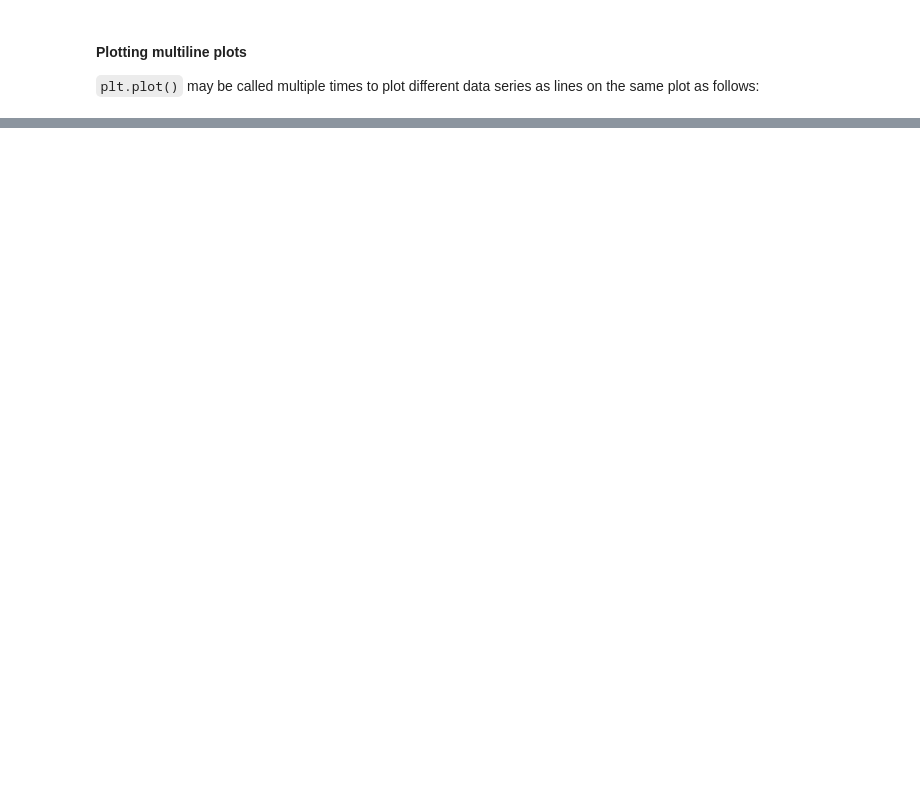
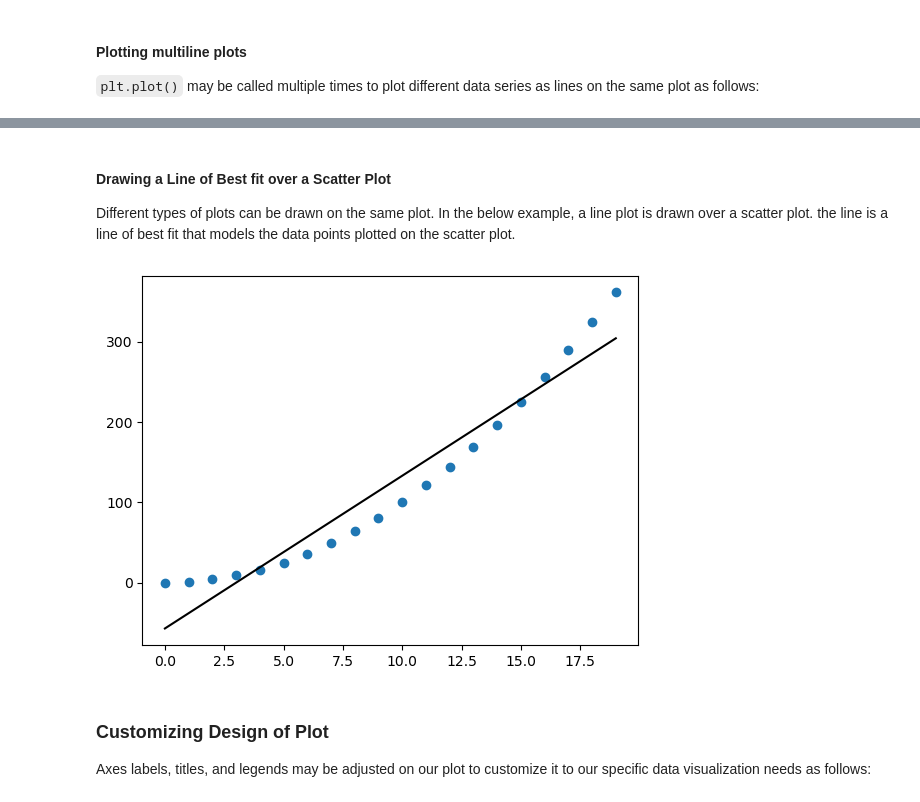
Before and after one commit to francis-ohara/intro-to-data-science, a Jupyter notebook: notebooks/5-matplotlib-exercise.ipynb, the cells around one changed output, grey strips where cells are left out. Saved outputs shown, nothing was run; the diff lists cells and outputs as text; code cells hidden in the pictures; blank space fills up the shorter version.

```diff
--- a/notebooks/5-matplotlib-exercise.ipynb
+++ b/notebooks/5-matplotlib-exercise.ipynb
@@ -211,0 +266,18 @@ plt.scatter(row0, row1);  # plots row 0 along x-axis, row 1 along y-axis of scat
+# %% [markdown]
+#### Drawing a Line of Best fit over a Scatter Plot
+Different types of plots can be drawn on the same plot.
+In the below example, a line plot is drawn over a scatter plot. the line is a line of best fit that models the data points plotted on the scatter plot.
+# %%
+x_values = np.array(range(20))
+y_values = [i**2 for i in x_values]
+
+coefficients = np.polyfit(x_values, y_values, 1)  # a numpy array of the coefficients of the line of best fit
+
+y_values_line = (coefficients[0] * (x_values)) + (coefficients[1])  # y axis values based on line of best fit.
+plt.scatter(x_values, y_values)  # scatter plot of actual data points
+plt.plot(x_values, y_values_line, "black");  # line plot of line of best fit.
+# %% [output]
+[figure, added]
+# %% [markdown]
+### Customizing Design of Plot
+Axes labels, titles, and legends may be adjusted on our plot to customize it to our specific data visualization needs as follows:
```
Also changed, not shown: parts of 11 cells of this notebook, 1 other file.
